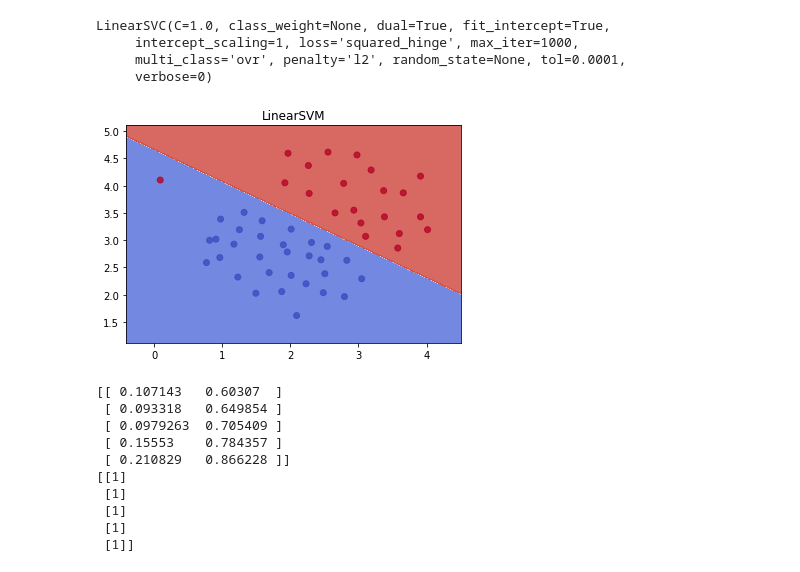
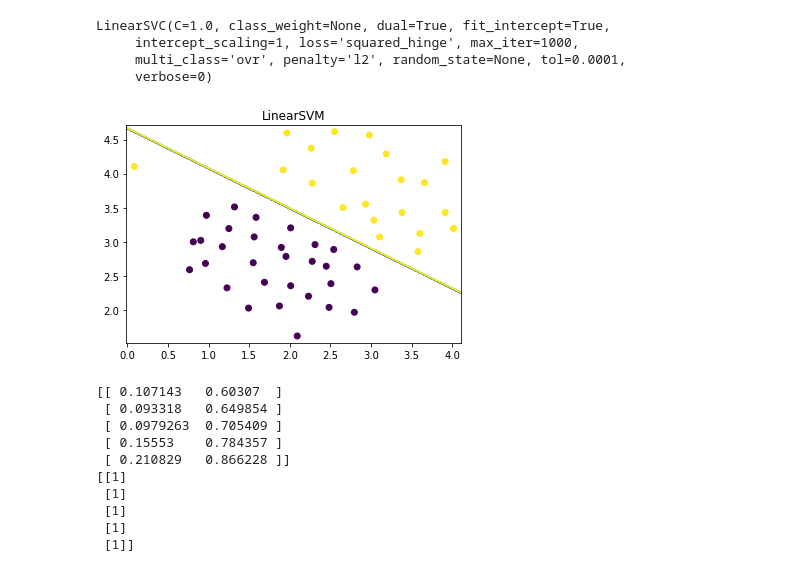
Before and after one commit to TingNie/Coursera-ML-using-matlab-python, a Jupyter notebook: svm.ipynb, the cells around one changed output. Drawn from its saved outputs; the diff is of its cells as text; code cells hidden in the pictures.

```diff
--- a/svm.ipynb
+++ b/svm.ipynb
@@ -45,7 +46,7 @@ LinearSVC(C=1.0, class_weight=None, dual=True, fit_intercept=True,
      multi_class='ovr', penalty='l2', random_state=None, tol=0.0001,
      verbose=0)
 # %%
-# 咱们先定义一个一个函数来画决策边界
+# 咱们先定义一个函数来画决策边界
 def plot_decision_boundary1(pred_func,X,y):
 
     # 设定最大最小值，附加一点点边缘填充
@@ -61,10 +62,10 @@ def plot_decision_boundary1(pred_func,X,y):
     #plt.xlim(x_min,x_max)
     #plt.ylim(y_min,y_max)
     # 然后画出图
-    plt.contourf(xx, yy, Z, cmap=plt.cm.coolwarm, alpha=0.8)
-    plt.scatter(X[:, 0], X[:, 1], c=y,cmap=plt.cm.coolwarm)
+    plt.contour(xx, yy, Z, )
+    plt.scatter(X[:, 0], X[:, 1], c=y)
 
-    # 咱们先顶一个一个函数来画决策边界
+    # 咱们先顶一个函数来画决策边界
 def plot_decision_boundary(pred_func,X,y):
 
     # 设定最大最小值，附加一点点边缘填充
@@ -78,16 +79,15 @@ def plot_decision_boundary(pred_func,X,y):
     Z = pred_func(np.c_[xx.ravel(), yy.ravel()])
     Z = Z.reshape(xx.shape)
 
-    # 然后画出图
+    # 然后画出图 ,带有背景色
     plt.contourf(xx, yy, Z, cmap=plt.cm.coolwarm, alpha=0.8)
     plt.scatter(X[:, 0], X[:, 1], c=y, cmap=plt.cm.coolwarm, alpha=0.8)
-
-
-plot_decision_boundary(lambda x:clf.predict(x),X,y)
-plt.title("LinearSVM")
-plt.show()
-# %% [output]
-[figure, removed]
+# %%
+plot_decision_boundary1(lambda x:clf.predict(x),X,y)
+plt.title("LinearSVM")
+plt.show()
+# %% [output]
+[figure, added]
 # %%
 #load data2
 data2 = sio.loadmat('ex6data2.mat')
```
Also changed, not shown: parts of 2 cells of this notebook, 11 other files.
